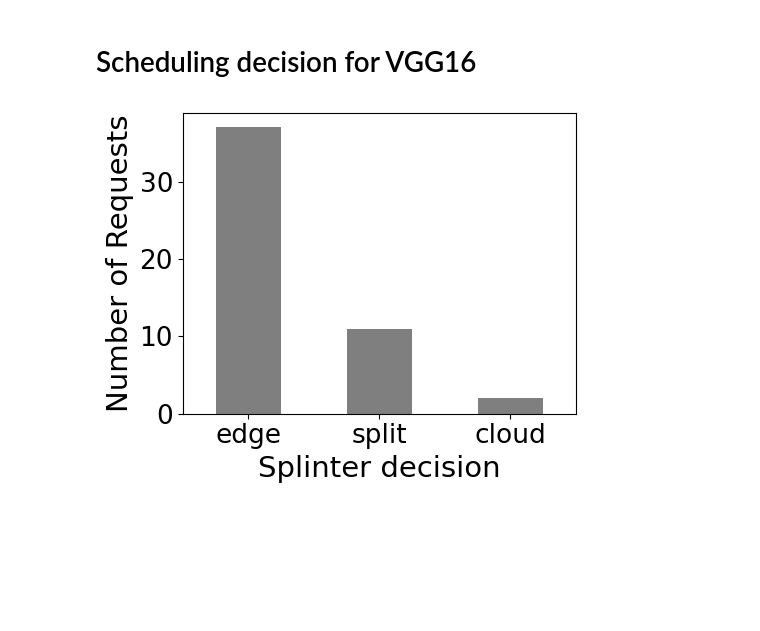
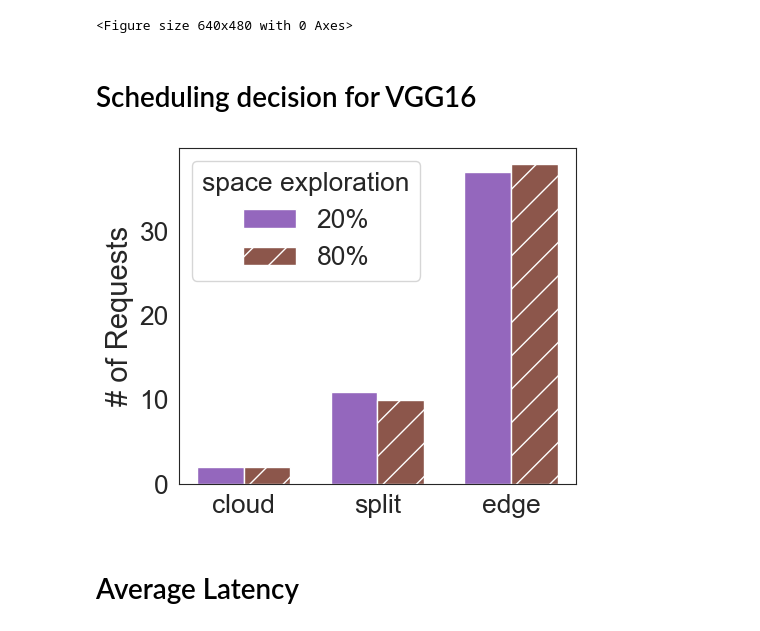
Before and after one commit to hpc-tuwien/SPLINTER, a Jupyter notebook: controller/result plots.ipynb, the cells around one changed output. Cells and saved outputs as stored; diff of their text form; code cells hidden in the pictures; blank space fills up the shorter version.

```diff
--- a/controller/result plots.ipynb
+++ b/controller/result plots.ipynb
@@ -5,38 +8,77 @@ import matplotlib.pyplot as plt
 # Load the CSV file
 file_path = '../experiment_progress_vgg16.csv'
 data = pd.read_csv(file_path)
+# %%
+# Set global plot style settings
+plt.rcParams['axes.grid'] = False  # Disable grid for all plots
+plt.rcParams['axes.facecolor'] = 'white'  # Set background color to white
+plt.rcParams['figure.facecolor'] = 'white'  # Set figure background color to white
+sns.set_style("white")  # Use Seaborn's white style to remove spines by default
+sns.despine()  # Remove all spines globally
+# %% [output]
+<Figure size 640x480 with 0 Axes>
 # %% [markdown]
 # Scheduling decision for VGG16
 # %%
-# Filter rows where the strategy is 'splinter:latency'
+# Filter rows for both strategies
 splinter_latency_data = data[data['strategy'] == 'splinter:latency'].copy()
+splinter_latency_exhaustive_data = data[data['strategy'] == 'splinter:latency_exhaustive'].copy()
 
-# Add a new 'type' column based on the 'layer' column
+# Add a new 'type' column based on the 'layer' column for both strategies
 splinter_latency_data['type'] = splinter_latency_data['layer'].apply(
     lambda x: 'cloud' if x == 0 else ('edge' if x == 22 else 'split')
 )
+splinter_latency_exhaustive_data['type'] = splinter_latency_exhaustive_data['layer'].apply(
+    lambda x: 'cloud' if x == 0 else ('edge' if x == 22 else 'split')
+)
 
-# Count the occurrences of each type
-type_counts = splinter_latency_data['type'].value_counts()
+# Count the occurrences of each type for both strategies
+splinter_latency_counts = splinter_latency_data['type'].value_counts()
+splinter_latency_exhaustive_counts = splinter_latency_exhaustive_data['type'].value_counts()
 
+count_df = pd.DataFrame({
+    'splinter:latency': splinter_latency_counts,
+    'splinter:latency_exhaustive': splinter_latency_exhaustive_counts
+}).fillna(0)  # Fill NaN values with 0
+
+# Reorder to 'cloud', 'split', 'edge'
+count_df = count_df.reindex(['cloud', 'split', 'edge'])
 
 # Define font size variables
 scale_fonts = 7
 label_font_size = 14 + scale_fonts
 title_font_size = 16 + scale_fonts
 tick_font_size = 12 + scale_fonts
 legend_font_size = 12 + scale_fonts
 offset_font_size = 12 + scale_fonts
 
+# Initialize figure for the bar plot
+fig, ax = plt.subplots(figsize=(5, 4))
 
-# Plotting a bar plot for the counts of each type
-plt.figure(figsize=(5, 4))
-type_counts.plot(kind='bar', color='tab:gray')
-plt.xlabel("Splinter decision", fontsize=label_font_size)
-plt.ylabel("Number of Requests",  fontsize=label_font_size)
-plt.xticks(rotation=0)
-plt.tick_params(axis='both', labelsize=tick_font_size)
-plt.tight_layout()
+# Width and position adjustment for grouped bars
+width = 0.35
+x = range(len(count_df.index))
+
+# Plot each strategy with offset for grouping
+ax.bar([i - width / 2 for i in x], count_df['splinter:latency'],
+       width=width, color='tab:purple', label='20%')
+ax.bar([i + width / 2 for i in x], count_df['splinter:latency_exhaustive'],
+       width=width, color='tab:brown', hatch='/', label='80%')
+
+# Setting labels, ticks, and legend
+ax.set_ylabel("# of Requests", fontsize=label_font_size)
+ax.set_xticks(x)
+ax.set_xticklabels(count_df.index, rotation=0, fontsize=tick_font_size)
+ax.tick_params(axis='both', labelsize=tick_font_size)
+ax.legend(fontsize=legend_font_size, title_fontsize=legend_font_size, title='space exploration')
+
+# Layout adjustments and display
+fig.tight_layout()
+plt.savefig('splinter_decision_vgg16.pdf', format='pdf', bbox_inches='tight')
+
+# Show the plot
 plt.show()
 # %% [output]
-[figure, old version]
+[figure, new version]
+# %% [markdown]
+# Average Latency
```
Also changed, not shown: parts of 8 cells of this notebook, 31 other files.
